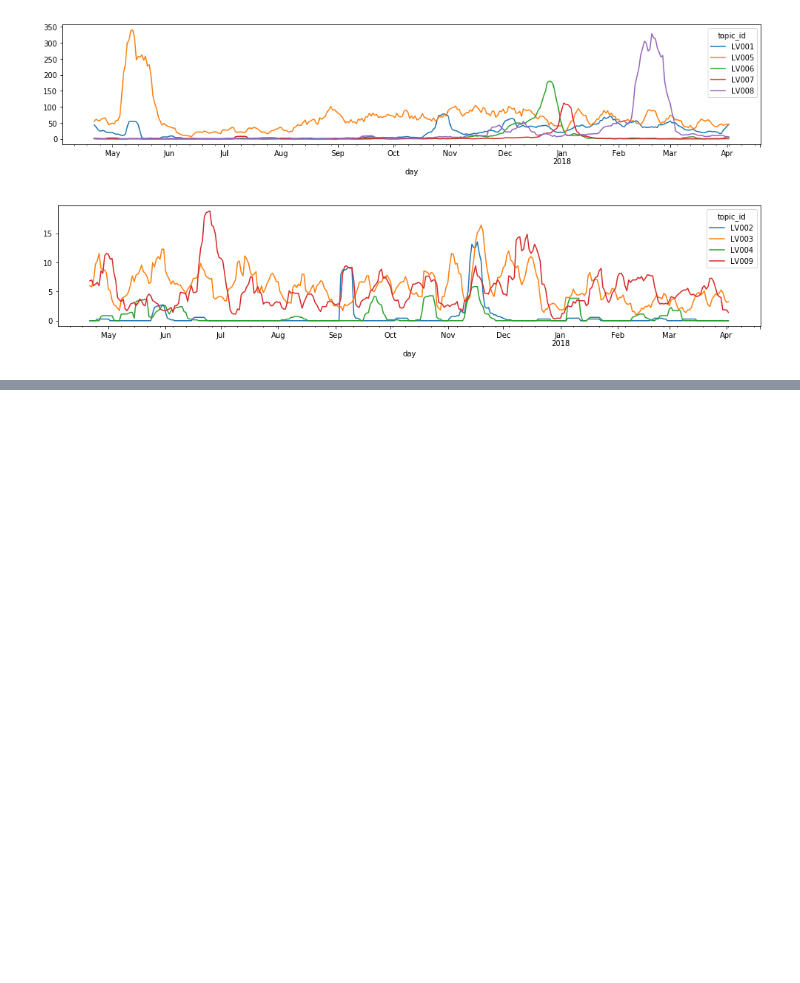
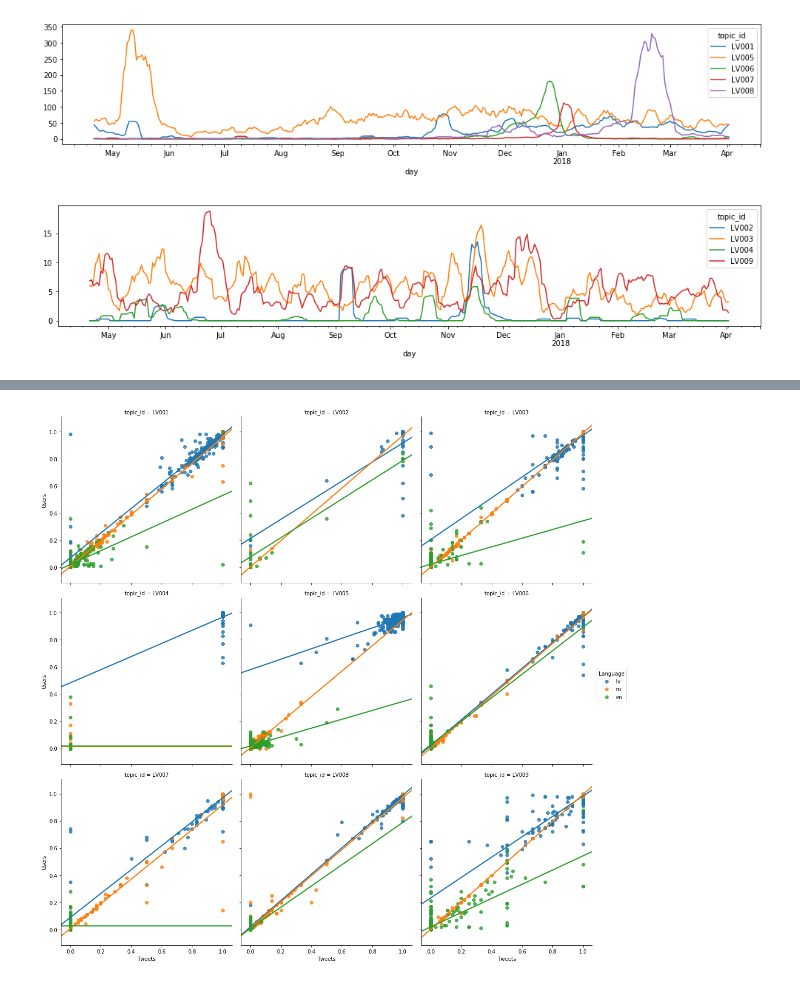
Before and after one commit to dimazest/2018-lv2, a Jupyter notebook: supplement/notebook.ipynb, the cells around one changed output, grey strips where cells are left out. Drawn from its saved outputs; the diff is of its cells as text; code cells hidden in the pictures; blank space fills up the shorter version.

```diff
--- a/supplement/notebook.ipynb
+++ b/supplement/notebook.ipynb
@@ -126,3 +127,28 @@ relevance_judgments_count_by_day = (
 );
 # %% [output]
 [figure]
+# %%
+_ = (
+    pd.read_csv(
+        'relevance_judgments_lang_pref_by_day.csv',
+        index_col=['day', 'topic_id'],
+        parse_dates=['day'],
+    )
+)
+
+_.columns = pd.MultiIndex.from_tuples(
+    [
+        ('Counts', 'Total'),
+        ('Counts', 'lv, ru, en'),
+
+        ('Tweets', 'lv'),
+        ('Tweets', 'ru'),
+        ('Tweets', 'en'),
+
+        ('Users', 'lv'),
+        ('Users', 'ru'),
+        ('Users', 'en'),
+    ],
+    names=['Type', 'Language']
+)
+relevance_judgments_lang_pref_by_day = _
@@ -128,0 +166,12 @@ relevance_judgments_count_by_day = (
+# %%
+_ = relevance_judgments_lang_pref_by_day[['Tweets', 'Users']].stack().reset_index(['topic_id', 'Language'])
+
+sns.lmplot(
+    x='Tweets', y='Users',
+    hue='Language', hue_order=['lv', 'ru', 'en'],
+    col='topic_id', col_wrap=3,
+    data=_,
+    ci=None,
+);
+# %% [output]
+[figure, added]
```
Also changed, not shown: parts of 4 cells of this notebook, 2 other files.
